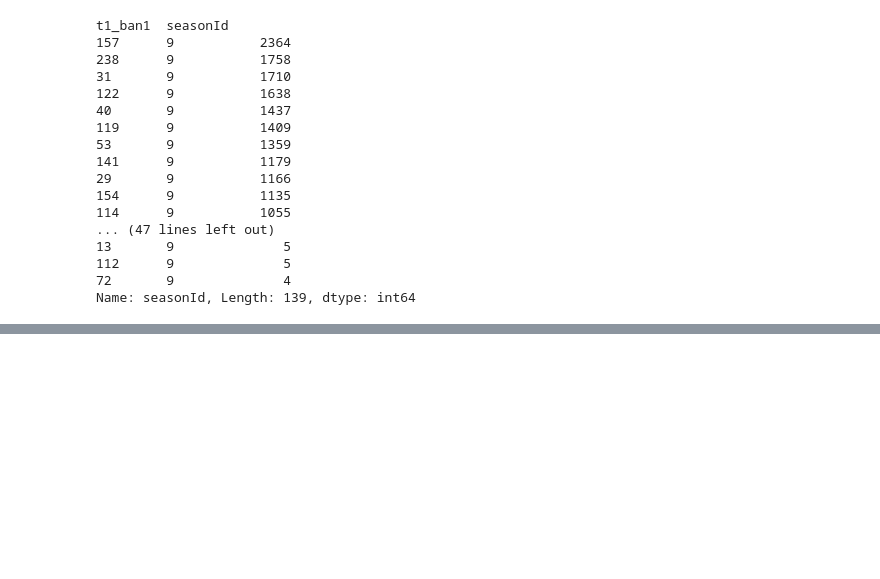
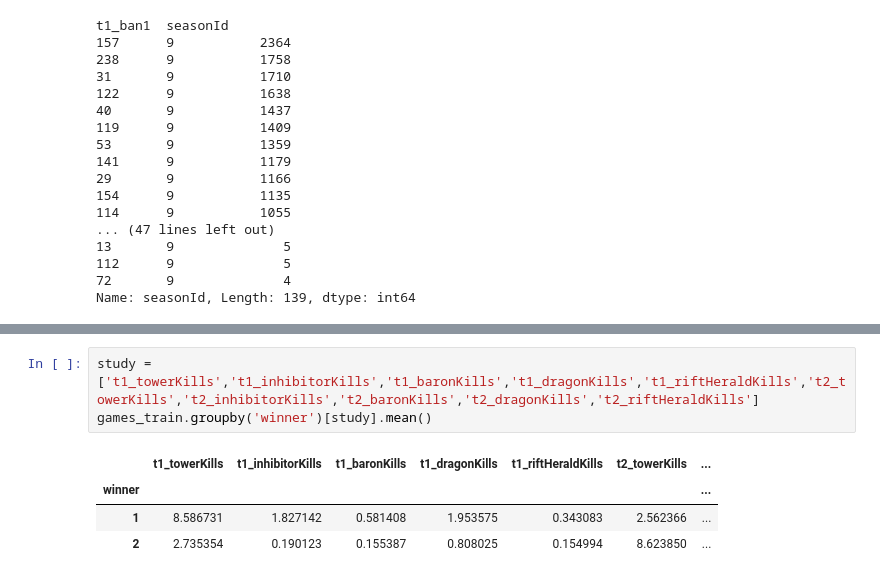
Before and after one commit to Kristian-Roopnarine/ML-League-Of-Legends, a Jupyter notebook: LOL_EDA.ipynb, the cells around one changed output, grey strips where cells are left out. Drawn from its saved outputs; the diff is of its cells as text; blank space fills up the shorter version.

```diff
--- a/LOL_EDA.ipynb
+++ b/LOL_EDA.ipynb
@@ -258,0 +457,8 @@ Name: seasonId, Length: 139, dtype: int64
+# %%
+study = ['t1_towerKills','t1_inhibitorKills','t1_baronKills','t1_dragonKills','t1_riftHeraldKills','t2_towerKills','t2_inhibitorKills','t2_baronKills','t2_dragonKills','t2_riftHeraldKills']
+games_train.groupby('winner')[study].mean()
+# %% [output]
+|  | t1_towerKills | t1_inhibitorKills | t1_baronKills | t1_dragonKills | t1_riftHeraldKills | t2_towerKills | ... |
+| winner |  |  |  |  |  |  | ... |
+| 1 | 8.586731 | 1.827142 | 0.581408 | 1.953575 | 0.343083 | 2.562366 | ... |
+| 2 | 2.735354 | 0.190123 | 0.155387 | 0.808025 | 0.154994 | 8.623850 | ... |
```
Also changed, not shown: parts of 20 cells of this notebook.
